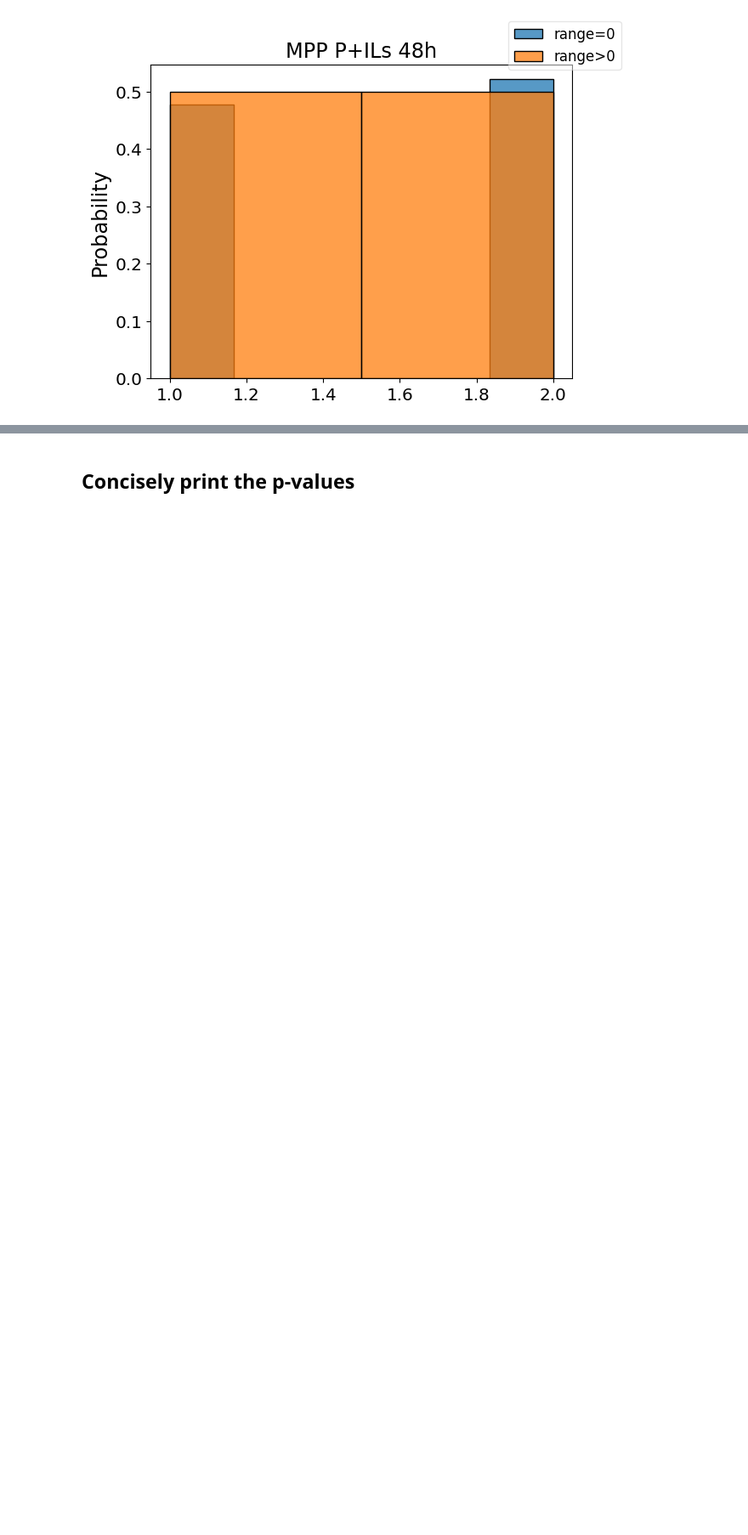
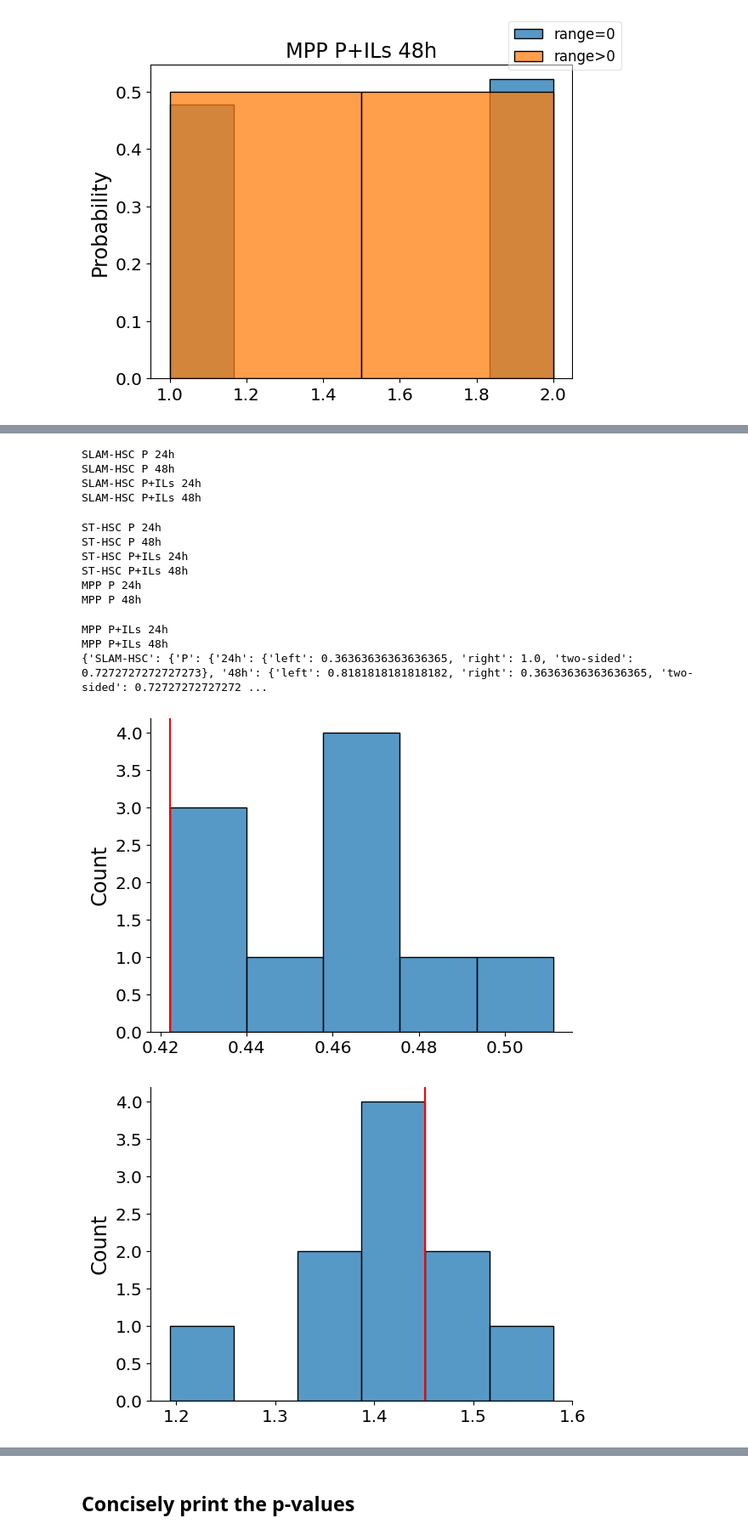
Before and after one commit to GiulioPr/Generational_multiplex_analysis, a Jupyter notebook: 4_permutation_testing_v2.ipynb, the cells around one changed output, grey strips where cells are left out. Shown at 85% size. Saved outputs shown, nothing was run; the diff lists cells and outputs as text; code cells hidden in the pictures; blank space fills up the shorter version.

```diff
--- a/4_permutation_testing_v2.ipynb
+++ b/4_permutation_testing_v2.ipynb
@@ -767,0 +770,57 @@ for oc in or_cells:
+# %%
+def range(x):
+    return max(x) - min(x)
+
+def range_mean_env(data, labels, all_perm_labels):
+    return np.mean([range(np.hstack(data[labels==k])) for k in all_perm_labels])
+
+pvals_dct = {oc:{cn:{} for cn in conds} for oc in or_cells}
+for oc in or_cells:
+    for cn in conds:
+        for tt in times:
+            df_temp = df[(df.Culture_time==tt)&(df.Culture_condition==cn)&(df.Original_cell==oc)]
+
+            data = np.array([
+                 df_temp[(df_temp.Family==fam)].Generation.values
+                for fam in np.unique(df_temp.Family)], dtype=object)
+
+            perm_label = np.array([
+                df_temp[(df_temp.Family==fam)].Well_experiment.iloc[0]
+                for fam in np.unique(df_temp.Family)])
+
+            table_support = np.unique(np.hstack(data))
+            all_perm_labels = np.unique(perm_label)
+            bool_stack = True
+            args = (all_perm_labels,)
+
+            pvals_dct[oc][cn][tt], stat, perm_stat = permutation_testing(
+                range_mean_env, args, data, perm_label, boold_p_dist=True,
+            )
+            print(oc, cn, tt)
+
+            fig,ax = plt.subplots()
+            sns.histplot(perm_stat, fill=True, ax=ax)
+            #sns.kdeplot(perm_stat, fill=True, ax=ax)
+            ax.axvline(x=stat, c='r')
+            sns.despine(fig=fig)
+            fig.show()
+
+print(pvals_dct)
+with open('./pickled_data/rangemean_env_pvals.pkl', 'wb') as fp:
+    pickle.dump(pvals_dct, fp)
+# %% [output]
+SLAM-HSC P 24h
+SLAM-HSC P 48h
+SLAM-HSC P+ILs 24h
+SLAM-HSC P+ILs 48h
+ST-HSC P 24h
+ST-HSC P 48h
+ST-HSC P+ILs 24h
+ST-HSC P+ILs 48h
+MPP P 24h
+MPP P 48h
+MPP P+ILs 24h
+MPP P+ILs 48h
+{'SLAM-HSC': {'P': {'24h': {'left': 0.36363636363636365, 'right': 1.0, 'two-sided': 0.7272727272727273}, '48h': {'left': 0.8181818181818182, 'right': 0.36363636363636365, 'two-sided': 0.72727272727272 ...
+[figure, added]
+[figure, added]
```
Also changed, not shown: parts of 4 cells of this notebook.
